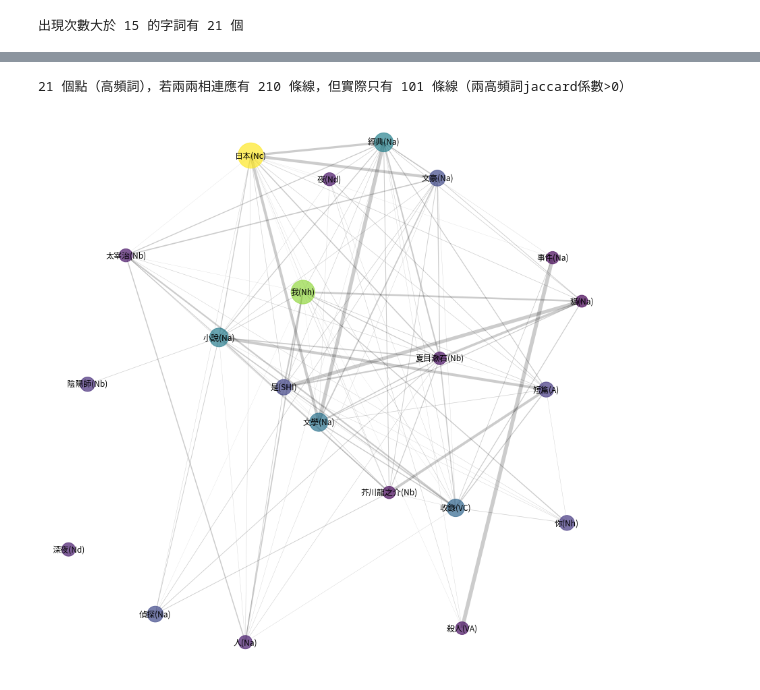
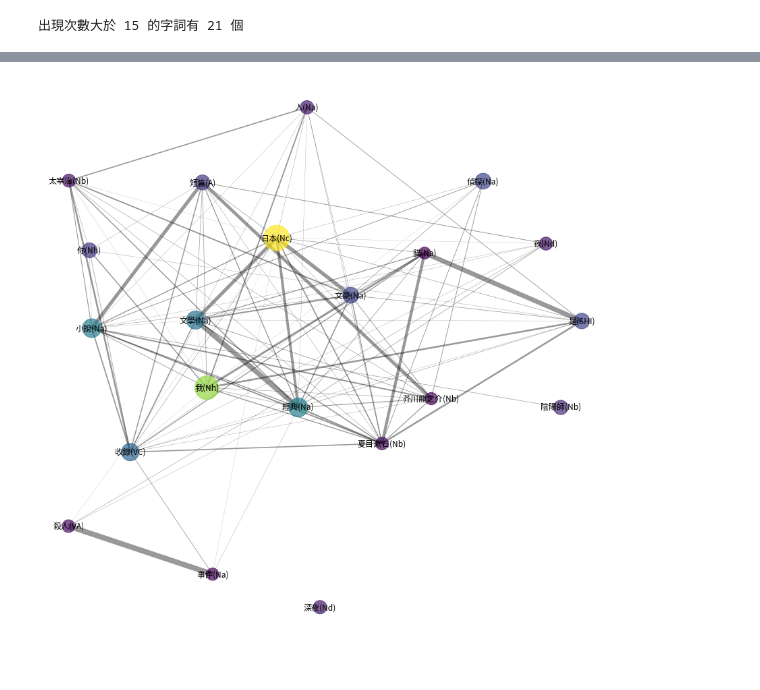
Before and after one commit to x1001000/books-chinese, a Jupyter notebook: Co_occurrence_network.ipynb, the cells around one changed output, grey strips where cells are left out. Saved outputs shown, nothing was run; the diff lists cells and outputs as text; code cells hidden in the pictures.

Commit message:
len(pair)==6

```diff
--- a/Co_occurrence_network.ipynb
+++ b/Co_occurrence_network.ipynb
@@ -330,8 +295,9 @@ for i in range(len(df)):
         #if jaccard > 0:
         #    pairs.append([re_vocab[i], re_vocab[j], term_count[re_vocab[i]], term_count[re_vocab[j]], jaccard])
         cooccurrence = cooccurrence_matrix[i,j]
-        pairs.append([re_vocab[i], re_vocab[j], term_count[re_vocab[i]], term_count[re_vocab[j]], cooccurrence])
+        jaccard = cooccurrence / (term_count[re_vocab[i]] + term_count[re_vocab[j]] - cooccurrence)#jaccard_matrix[i, j]
+        pairs.append([re_vocab[i], re_vocab[j], term_count[re_vocab[i]], term_count[re_vocab[j]], cooccurrence, jaccard])
         if cooccurrence > 0:
-            edges.append([re_vocab[i], re_vocab[j], term_count[re_vocab[i]], term_count[re_vocab[j]], cooccurrence])
-print(f'{len(df)} 個點（高頻詞），若兩兩相連應有 {len(pairs)} 條線，但實際只有 {len(edges)} 條線（兩高頻詞共現一次以上）')
+            edges.append([re_vocab[i], re_vocab[j], term_count[re_vocab[i]], term_count[re_vocab[j]], cooccurrence, jaccard])
+print(f'{len(df)} 個點（高頻詞），若兩兩相連應有 {len(pairs)} 條線，但實際只有 {len(edges)} 條線（兩高頻詞共現1次以上、Jaccard係數>0）')
 # %% [output]
@@ -342,7 +331,7 @@ G.nodes(data=True)
 
 for pair in pairs:
 #for pair in edges:
-    node_x, node_y, node_x_cnt, node_y_cnt, jaccard = pair#[0], pair[1], pair[2], pair[3], pair[4]
+    node_x, node_y, node_x_cnt, node_y_cnt, jaccard = pair[:5]#[0], pair[1], pair[2], pair[3], pair[4]
     if not G.has_node(node_x):
         G.add_node(node_x, count=node_x_cnt)
     if not G.has_node(node_y):
@@ -353,14 +342,14 @@ for pair in pairs:
     #    print(pair)
 
 plt.figure(figsize=(15,15))
-_pos = nx.spring_layout(G, k=1.5)
+_pos = nx.spring_layout(G, k=1)
 
 node_size = [d['count']*20 for (n,d) in G.nodes(data=True)]
 nx.draw_networkx_nodes(G, _pos, node_size=node_size, node_color=node_size, alpha=0.7)
 nx.draw_networkx_labels(G, _pos)#, fontsize=14, font_family='Droid Sans Japanese')
 
-edge_width = [d['weight']*0.4 for (u,v,d) in G.edges(data=True)]
-nx.draw_networkx_edges(G, _pos, alpha=0.2, edge_color='black', width=edge_width)
+edge_width = [d['weight']*0.5 for (u,v,d) in G.edges(data=True)]
+nx.draw_networkx_edges(G, _pos, alpha=0.4, edge_color='black', width=edge_width)
 
 plt.axis('off')
 plt.show()
@@ -392,47 +358,30 @@ cooccurrence_table.sort_values(by='共現次數', ascending=False).style.hide_in
-# %%
-pairs = []
-edges = []
-for i in range(len(df)):
-    for j in range(i+1, len(df)):
-        jaccard = cooccurrence_matrix[i,j]/(term_count[re_vocab[i]] + term_count[re_vocab[j]])#jaccard_matrix[i, j]
-        pairs.append([re_vocab[i], re_vocab[j], term_count[re_vocab[i]], term_count[re_vocab[j]], jaccard])
-        if jaccard > 0:
-            edges.append([re_vocab[i], re_vocab[j], term_count[re_vocab[i]], term_count[re_vocab[j]], jaccard])
-        #cooccurrence = cooccurrence_matrix[i,j]
-        #pairs.append([re_vocab[i], re_vocab[j], term_count[re_vocab[i]], term_count[re_vocab[j]], cooccurrence])
-        #if cooccurrence > 0:
-        #    edges.append([re_vocab[i], re_vocab[j], term_count[re_vocab[i]], term_count[re_vocab[j]], cooccurrence])
-print(f'{len(df)} 個點（高頻詞），若兩兩相連應有 {len(pairs)} 條線，但實際只有 {len(edges)} 條線（兩高頻詞jaccard係數>0）')
-#print(f'{len(df)} 個點（高頻詞），若兩兩相連應有 {len(pairs)} 條線，但實際只有 {len(edges)} 條線（兩高頻詞共現一次以上）')
-# %% [output]
-21 個點（高頻詞），若兩兩相連應有 210 條線，但實際只有 101 條線（兩高頻詞jaccard係數>0）
 # %%
 G = nx.Graph()
 G.nodes(data=True)
 
 for pair in pairs:
 #for pair in edges:
-    node_x, node_y, node_x_cnt, node_y_cnt, jaccard = pair#[0], pair[1], pair[2], pair[3], pair[4]
+    node_x, node_y, node_x_cnt, node_y_cnt, jaccard = *pair[:4], pair[5]#[0], pair[1], pair[2], pair[3], pair[4]
     if not G.has_node(node_x):
         G.add_node(node_x, count=node_x_cnt)
     if not G.has_node(node_y):
         G.add_node(node_y, count=node_y_cnt)
     if not G.has_edge(node_x, node_y):
         G.add_edge(node_x, node_y, weight=jaccard)
     #else:
     #    print(pair)
 
 plt.figure(figsize=(15,15))
 _pos = nx.spring_layout(G, k=1)
 
 node_size = [d['count']*20 for (n,d) in G.nodes(data=True)]
 nx.draw_networkx_nodes(G, _pos, node_size=node_size, node_color=node_size, alpha=0.7)
 nx.draw_networkx_labels(G, _pos)#, fontsize=14, font_family='Droid Sans Japanese')
 
 edge_width = [d['weight']*20 for (u,v,d) in G.edges(data=True)]
-nx.draw_networkx_edges(G, _pos, alpha=0.2, edge_color='black', width=edge_width)
+nx.draw_networkx_edges(G, _pos, alpha=0.4, edge_color='black', width=edge_width)
 
 plt.axis('off')
 plt.show()
 # %% [output]
-[figure, old version]
+[figure, new version]
```
Also changed, not shown: parts of 7 cells of this notebook.
